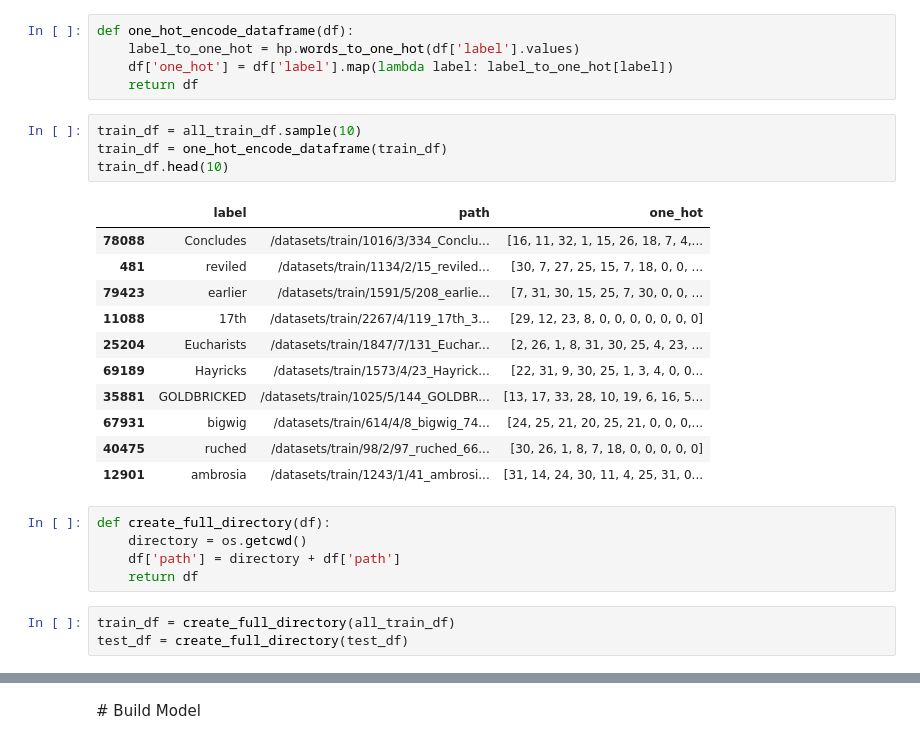
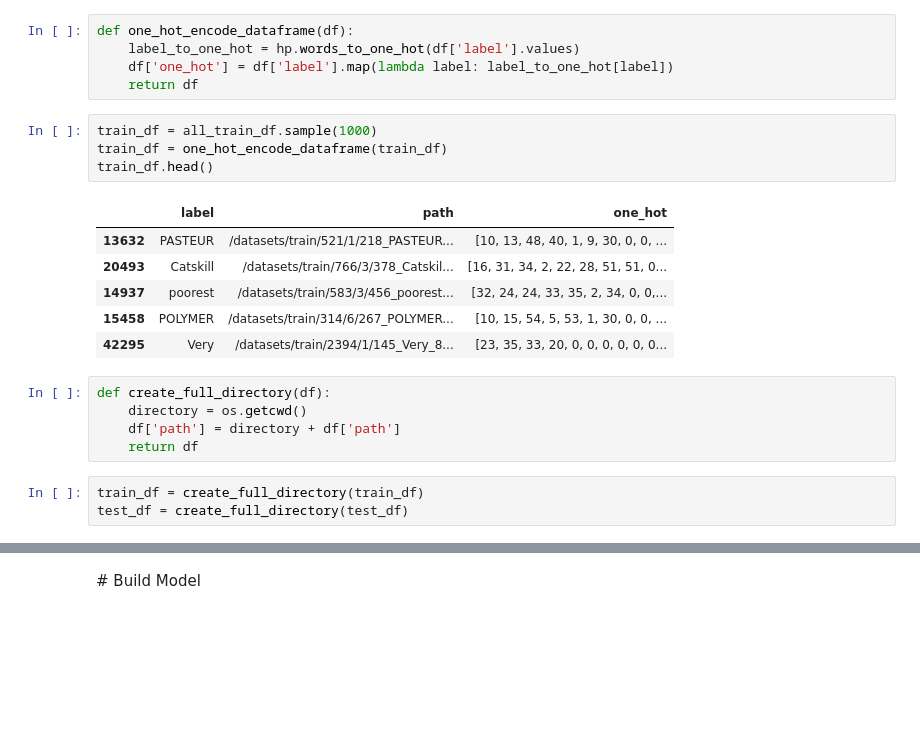
Before and after one commit to jb-apps/ocr, a Jupyter notebook: Build and train model.ipynb, the cells around one changed output, grey strips where cells are left out. Drawn from its saved outputs; the diff is of its cells as text; blank space fills up the shorter version.

```diff
--- a/Build and train model.ipynb
+++ b/Build and train model.ipynb
@@ -65,28 +66,23 @@ def one_hot_encode_dataframe(df):
     df['one_hot'] = df['label'].map(lambda label: label_to_one_hot[label])
     return df
 # %%
-train_df = all_train_df.sample(10)
+train_df = all_train_df.sample(1000)
 train_df = one_hot_encode_dataframe(train_df)
-train_df.head(10)
+train_df.head()
 # %% [output]
 |  | label | path | one_hot |
-| 78088 | Concludes | /datasets/train/1016/3/334_Conclu... | [16, 11, 32, 1, 15, 26, 18, 7, 4,... |
-| 481 | reviled | /datasets/train/1134/2/15_reviled... | [30, 7, 27, 25, 15, 7, 18, 0, 0, ... |
-| 79423 | earlier | /datasets/train/1591/5/208_earlie... | [7, 31, 30, 15, 25, 7, 30, 0, 0, ... |
-| 11088 | 17th | /datasets/train/2267/4/119_17th_3... | [29, 12, 23, 8, 0, 0, 0, 0, 0, 0, 0] |
-| 25204 | Eucharists | /datasets/train/1847/7/131_Euchar... | [2, 26, 1, 8, 31, 30, 25, 4, 23, ... |
-| 69189 | Hayricks | /datasets/train/1573/4/23_Hayrick... | [22, 31, 9, 30, 25, 1, 3, 4, 0, 0... |
-| 35881 | GOLDBRICKED | /datasets/train/1025/5/144_GOLDBR... | [13, 17, 33, 28, 10, 19, 6, 16, 5... |
-| 67931 | bigwig | /datasets/train/614/4/8_bigwig_74... | [24, 25, 21, 20, 25, 21, 0, 0, 0,... |
-| 40475 | ruched | /datasets/train/98/2/97_ruched_66... | [30, 26, 1, 8, 7, 18, 0, 0, 0, 0, 0] |
-| 12901 | ambrosia | /datasets/train/1243/1/41_ambrosi... | [31, 14, 24, 30, 11, 4, 25, 31, 0... |
+| 13632 | PASTEUR | /datasets/train/521/1/218_PASTEUR... | [10, 13, 48, 40, 1, 9, 30, 0, 0, ... |
+| 20493 | Catskill | /datasets/train/766/3/378_Catskil... | [16, 31, 34, 2, 22, 28, 51, 51, 0... |
+| 14937 | poorest | /datasets/train/583/3/456_poorest... | [32, 24, 24, 33, 35, 2, 34, 0, 0,... |
+| 15458 | POLYMER | /datasets/train/314/6/267_POLYMER... | [10, 15, 54, 5, 53, 1, 30, 0, 0, ... |
+| 42295 | Very | /datasets/train/2394/1/145_Very_8... | [23, 35, 33, 20, 0, 0, 0, 0, 0, 0... |
 # %%
 def create_full_directory(df):
     directory = os.getcwd()
     df['path'] = directory + df['path']
     return df
 # %%
-train_df = create_full_directory(all_train_df)
+train_df = create_full_directory(train_df)
 test_df = create_full_directory(test_df)
 # %%
 print(len(train_df))
```
Also changed, not shown: parts of 7 cells of this notebook.
